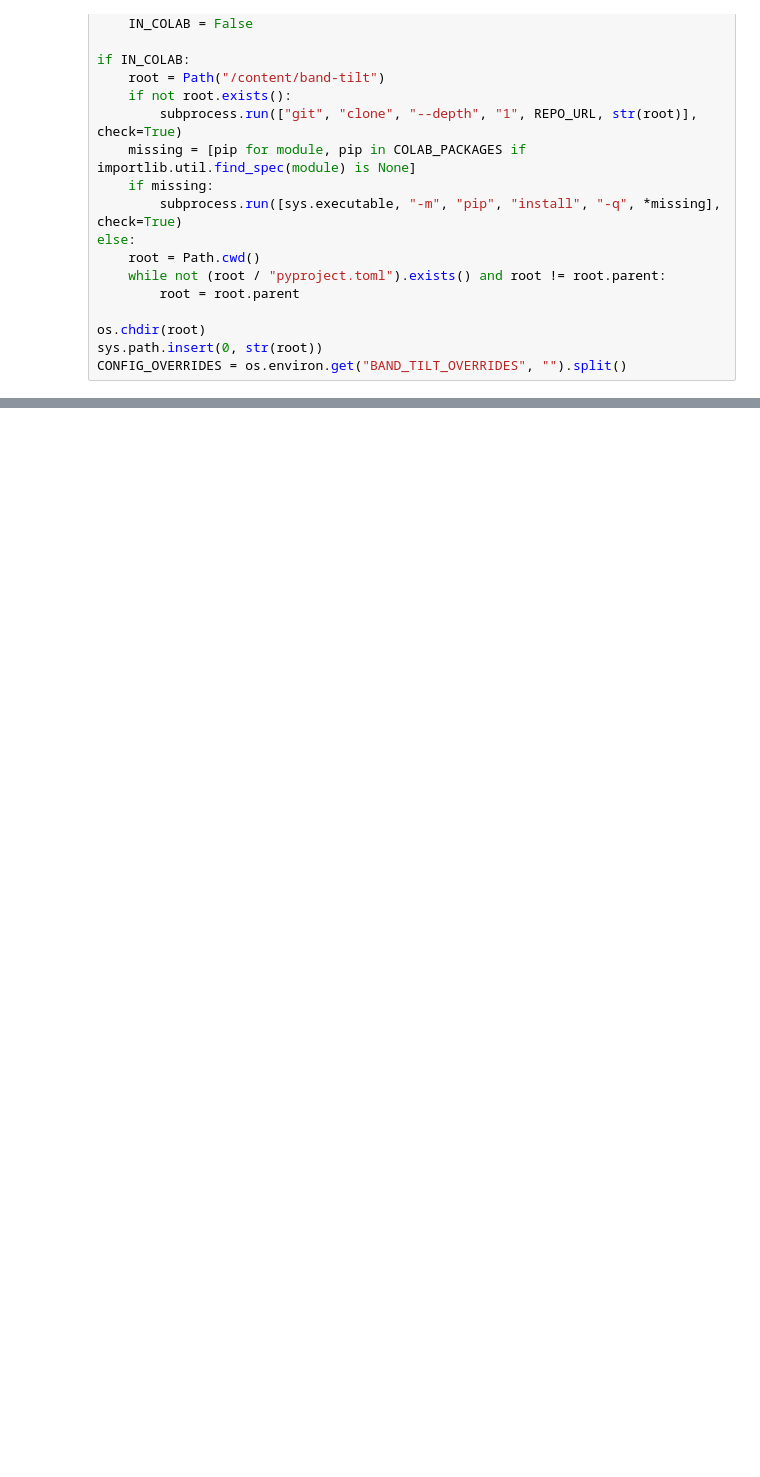
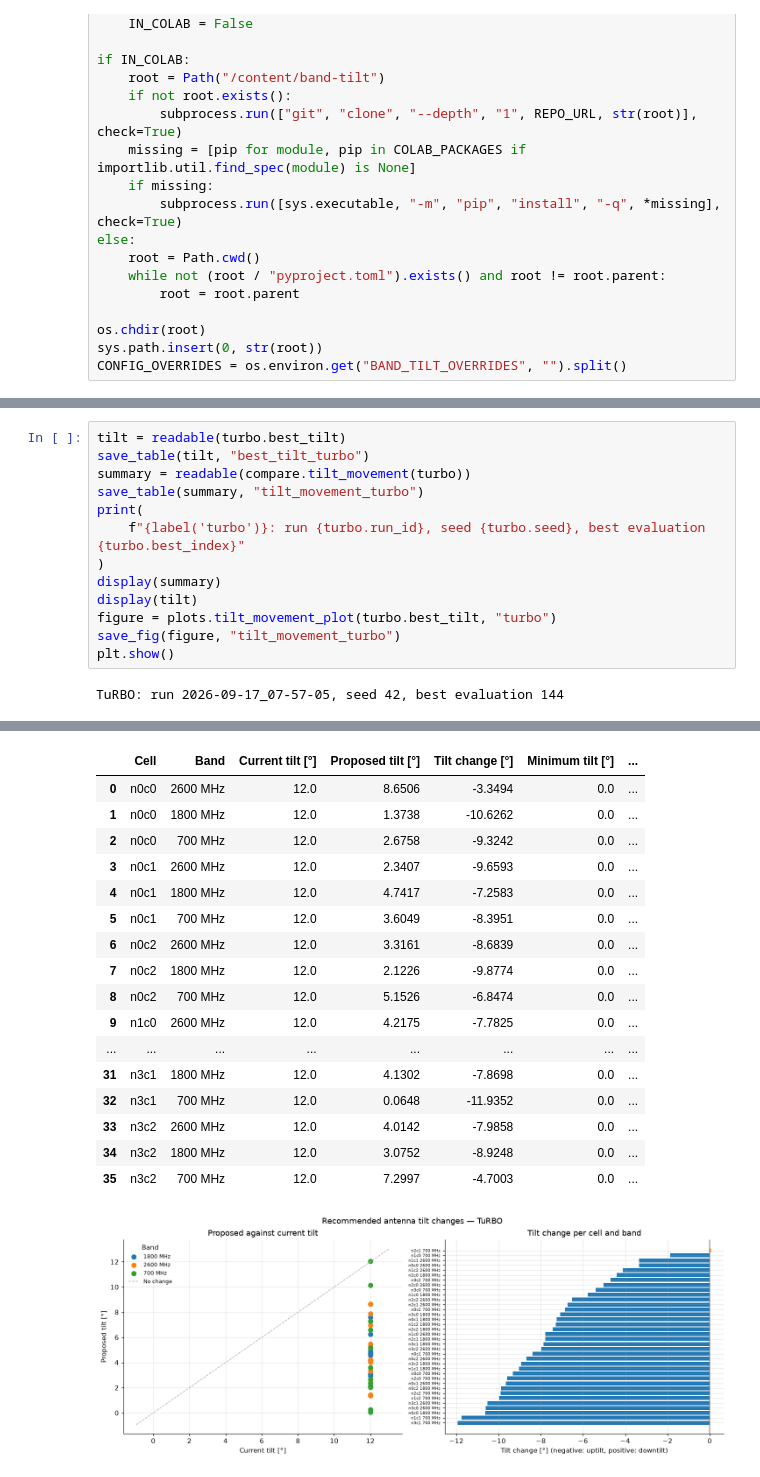
Before and after one commit to NguyenVu04/band-tilt, a Jupyter notebook: notebooks/03b_turbo.ipynb, the cells around one changed output, grey strips where cells are left out. Cells and saved outputs as stored; diff of their text form; blank space fills up the shorter version.

```diff
--- a/notebooks/03b_turbo.ipynb
+++ b/notebooks/03b_turbo.ipynb
@@ -138,0 +281,15 @@ plt.show()
+# %%
+tilt = readable(turbo.best_tilt)
+save_table(tilt, "best_tilt_turbo")
+summary = readable(compare.tilt_movement(turbo))
+save_table(summary, "tilt_movement_turbo")
+print(
+    f"{label('turbo')}: run {turbo.run_id}, seed {turbo.seed}, best evaluation {turbo.best_index}"
+)
+display(summary)
+display(tilt)
+figure = plots.tilt_movement_plot(turbo.best_tilt, "turbo")
+save_fig(figure, "tilt_movement_turbo")
+plt.show()
+# %% [output]
+TuRBO: run 2026-09-17_07-57-05, seed 42, best evaluation 144
@@ -138,0 +300,18 @@ plt.show()
+|  | Cell | Band | Current tilt [°] | Proposed tilt [°] | Tilt change [°] | Minimum tilt [°] | ... |
+| 0 | n0c0 | 2600 MHz | 12.0 | 8.6506 | -3.3494 | 0.0 | ... |
+| 1 | n0c0 | 1800 MHz | 12.0 | 1.3738 | -10.6262 | 0.0 | ... |
+| 2 | n0c0 | 700 MHz | 12.0 | 2.6758 | -9.3242 | 0.0 | ... |
+| 3 | n0c1 | 2600 MHz | 12.0 | 2.3407 | -9.6593 | 0.0 | ... |
+| 4 | n0c1 | 1800 MHz | 12.0 | 4.7417 | -7.2583 | 0.0 | ... |
+| 5 | n0c1 | 700 MHz | 12.0 | 3.6049 | -8.3951 | 0.0 | ... |
+| 6 | n0c2 | 2600 MHz | 12.0 | 3.3161 | -8.6839 | 0.0 | ... |
+| 7 | n0c2 | 1800 MHz | 12.0 | 2.1226 | -9.8774 | 0.0 | ... |
+| 8 | n0c2 | 700 MHz | 12.0 | 5.1526 | -6.8474 | 0.0 | ... |
+| 9 | n1c0 | 2600 MHz | 12.0 | 4.2175 | -7.7825 | 0.0 | ... |
+| ... | ... | ... | ... | ... | ... | ... | ... |
+| 31 | n3c1 | 1800 MHz | 12.0 | 4.1302 | -7.8698 | 0.0 | ... |
+| 32 | n3c1 | 700 MHz | 12.0 | 0.0648 | -11.9352 | 0.0 | ... |
+| 33 | n3c2 | 2600 MHz | 12.0 | 4.0142 | -7.9858 | 0.0 | ... |
+| 34 | n3c2 | 1800 MHz | 12.0 | 3.0752 | -8.9248 | 0.0 | ... |
+| 35 | n3c2 | 700 MHz | 12.0 | 7.2997 | -4.7003 | 0.0 | ... |
+[figure, added]
```
Also changed, not shown: parts of 29 cells of this notebook.
